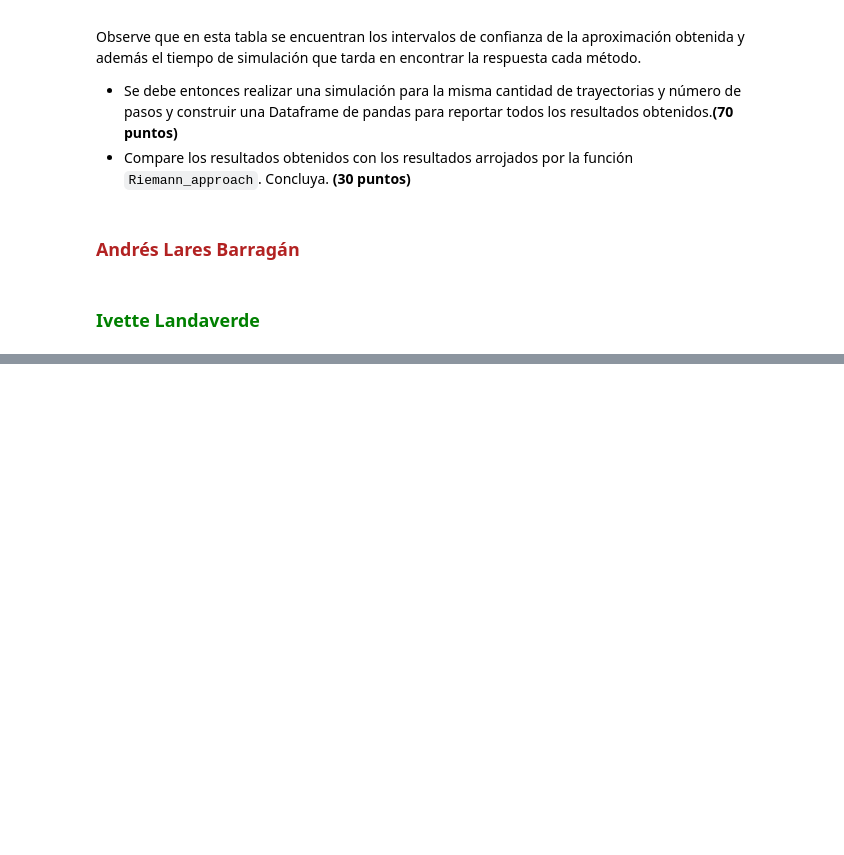
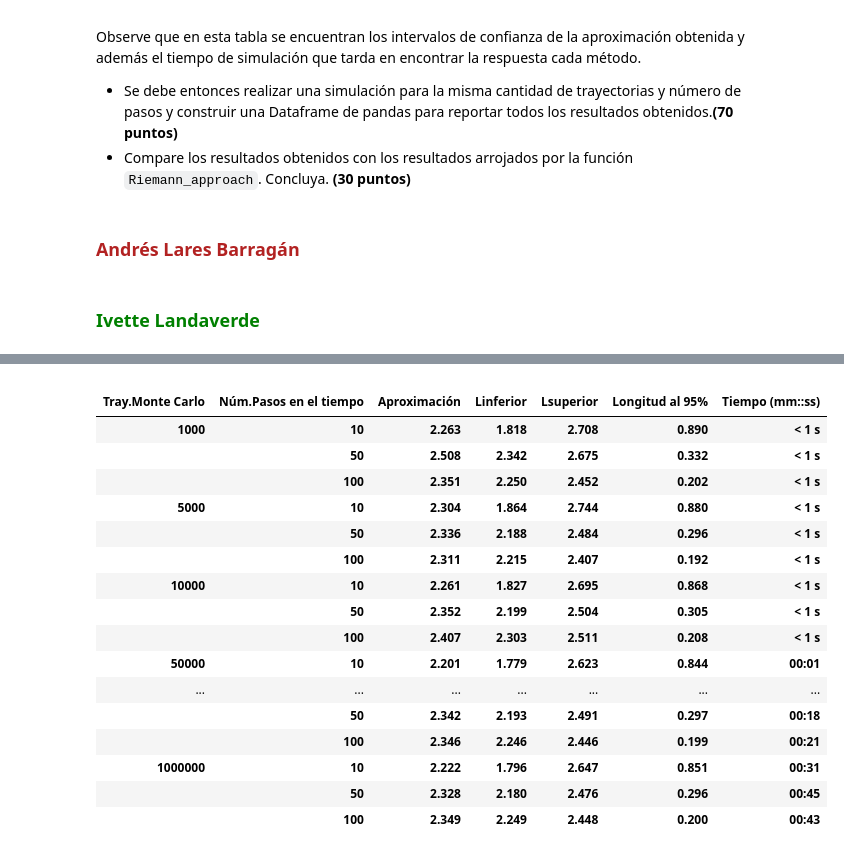
Before and after one commit to AndresLaresBarragan/ProyectoConjunto_ALares_ILandaverde, a Jupyter notebook: Tarea10.ipynb, the cells around one changed output, grey strips where cells are left out. Saved outputs shown, nothing was run; the diff lists cells and outputs as text; code cells hidden in the pictures; blank space fills up the shorter version.

```diff
--- a/Tarea10.ipynb
+++ b/Tarea10.ipynb
@@ -44,0 +320,22 @@ import plotly.graph_objects as go
+# %%
+#Dataframe put con el método Riemann:
+df_riemann_p
+# %% [output]
+|  |  |  |  |  |  |  |
+| Tray.Monte Carlo | Núm.Pasos en el tiempo | Aproximación | Linferior | Lsuperior | Longitud al 95% | Tiempo (mm::ss) |
+| 1000 | 10 | 2.263 | 1.818 | 2.708 | 0.890 | < 1 s |
+|  | 50 | 2.508 | 2.342 | 2.675 | 0.332 | < 1 s |
+|  | 100 | 2.351 | 2.250 | 2.452 | 0.202 | < 1 s |
+| 5000 | 10 | 2.304 | 1.864 | 2.744 | 0.880 | < 1 s |
+|  | 50 | 2.336 | 2.188 | 2.484 | 0.296 | < 1 s |
+|  | 100 | 2.311 | 2.215 | 2.407 | 0.192 | < 1 s |
+| 10000 | 10 | 2.261 | 1.827 | 2.695 | 0.868 | < 1 s |
+|  | 50 | 2.352 | 2.199 | 2.504 | 0.305 | < 1 s |
+|  | 100 | 2.407 | 2.303 | 2.511 | 0.208 | < 1 s |
+| 50000 | 10 | 2.201 | 1.779 | 2.623 | 0.844 | 00:01 |
+| ... | ... | ... | ... | ... | ... | ... |
+|  | 50 | 2.342 | 2.193 | 2.491 | 0.297 | 00:18 |
+|  | 100 | 2.346 | 2.246 | 2.446 | 0.199 | 00:21 |
+| 1000000 | 10 | 2.222 | 1.796 | 2.647 | 0.851 | 00:31 |
+|  | 50 | 2.328 | 2.180 | 2.476 | 0.296 | 00:45 |
+|  | 100 | 2.349 | 2.249 | 2.448 | 0.200 | 00:43 |
```
Also changed, not shown: parts of 12 cells of this notebook.
